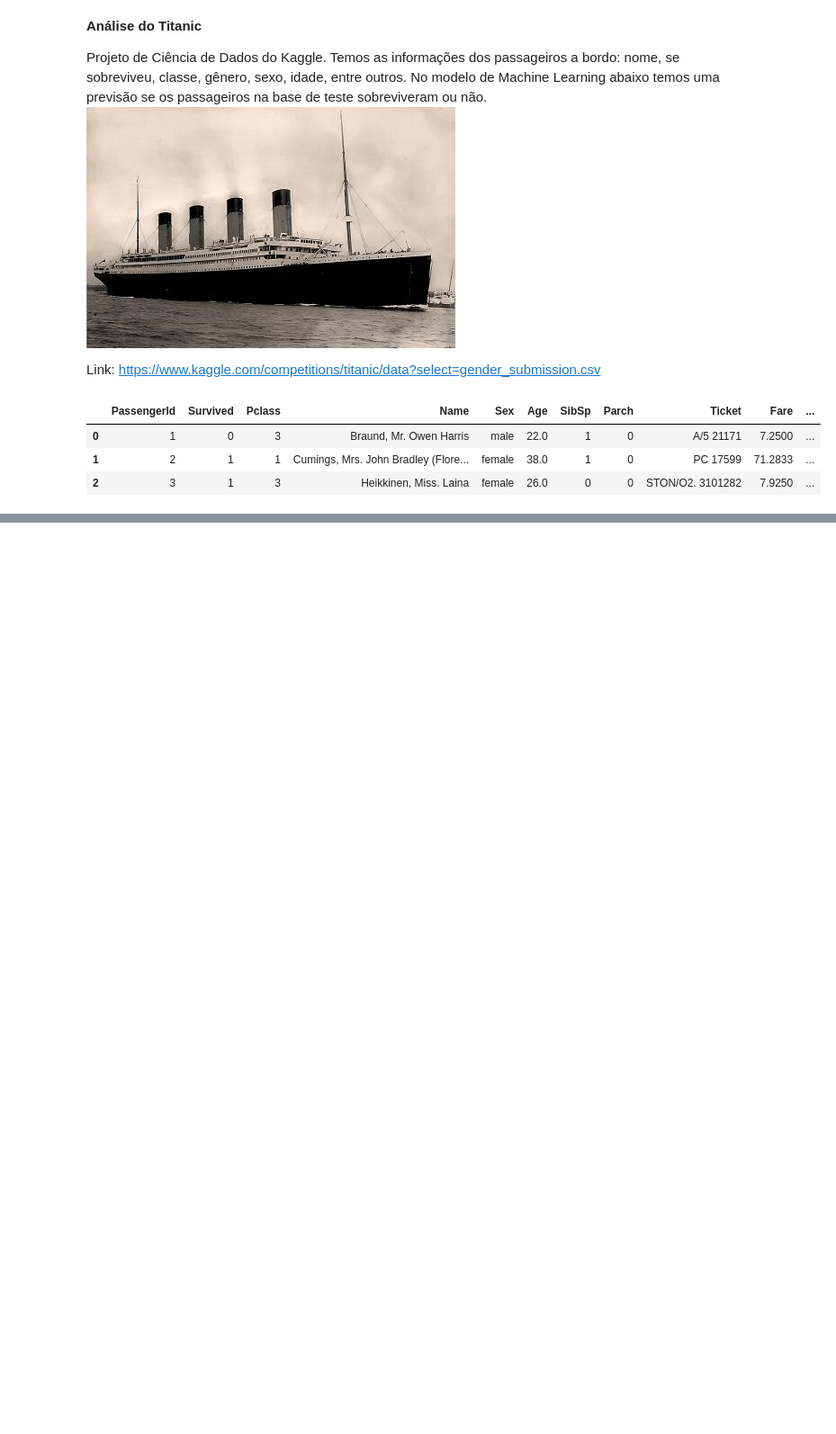
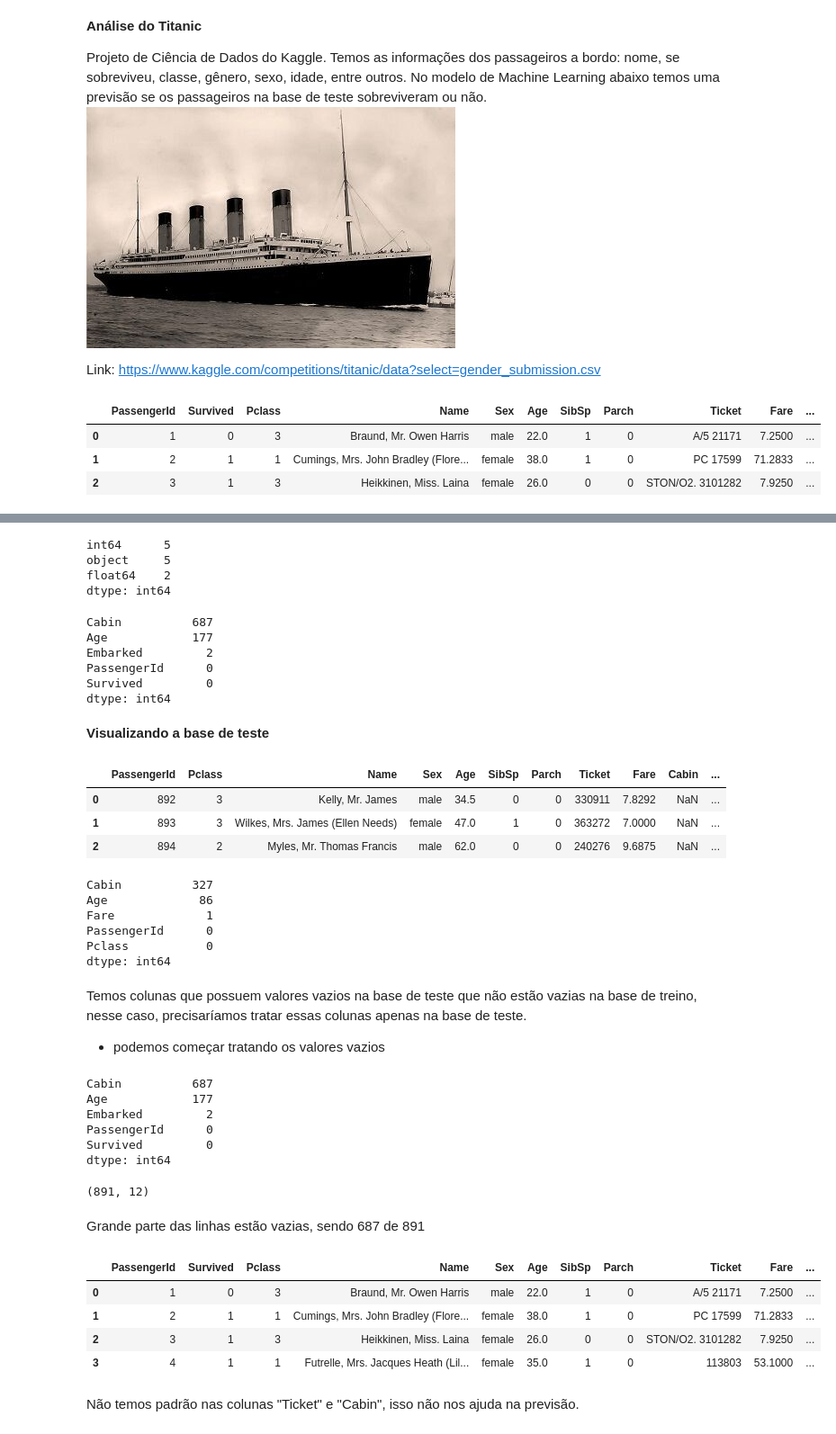
Before and after one commit to danoliver1792/data_science, a Jupyter notebook: titanic.ipynb, the cells around one changed output, grey strips where cells are left out. Shown at 90% size. Saved outputs shown, nothing was run; the diff lists cells and outputs as text; code cells hidden in the pictures; blank space fills up the shorter version.

```diff
--- a/titanic.ipynb
+++ b/titanic.ipynb
@@ -18,0 +49,69 @@ treino.head(3)
+# %%
+treino.dtypes.value_counts()
+# %% [output]
+int64      5
+object     5
+float64    2
+dtype: int64
+# %%
+# verificando valores nulos
+treino.isnull().sum().sort_values(ascending=False).head(5)
+# %% [output]
+Cabin          687
+Age            177
+Embarked         2
+PassengerId      0
+Survived         0
+dtype: int64
+# %% [markdown]
+**Visualizando a base de teste**
+# %%
+# visualizando a base de teste
+teste = pd.read_csv('test.csv')
+teste.head(3)
+# %% [output]
+|  | PassengerId | Pclass | Name | Sex | Age | SibSp | Parch | Ticket | Fare | Cabin | ... |
+| 0 | 892 | 3 | Kelly, Mr. James | male | 34.5 | 0 | 0 | 330911 | 7.8292 | NaN | ... |
+| 1 | 893 | 3 | Wilkes, Mrs. James (Ellen Needs) | female | 47.0 | 1 | 0 | 363272 | 7.0000 | NaN | ... |
+| 2 | 894 | 2 | Myles, Mr. Thomas Francis | male | 62.0 | 0 | 0 | 240276 | 9.6875 | NaN | ... |
+# %%
+# analisando os valores nulos
+teste.isnull().sum().sort_values(ascending=False).head(5)
+# %% [output]
+Cabin          327
+Age             86
+Fare             1
+PassengerId      0
+Pclass           0
+dtype: int64
+# %% [markdown]
+Temos colunas que possuem valores vazios na base de teste que não estão vazias na base de treino, nesse caso, precisaríamos tratar essas colunas apenas na base de teste.
+
+- podemos começar tratando os valores vazios
+# %%
+# verificando novamente valores vazios para a base de treino
+treino.isnull().sum().sort_values(ascending=False).head(5)
+# %% [output]
+Cabin          687
+Age            177
+Embarked         2
+PassengerId      0
+Survived         0
+dtype: int64
+# %%
+# verificando quantas linhas e colunas temos na base
+treino.shape
+# %% [output]
+(891, 12)
+# %% [markdown]
+Grande parte das linhas estão vazias, sendo 687 de 891
+# %%
+treino.head(4)
+# %% [output]
+|  | PassengerId | Survived | Pclass | Name | Sex | Age | SibSp | Parch | Ticket | Fare | ... |
+| 0 | 1 | 0 | 3 | Braund, Mr. Owen Harris | male | 22.0 | 1 | 0 | A/5 21171 | 7.2500 | ... |
+| 1 | 2 | 1 | 1 | Cumings, Mrs. John Bradley (Flore... | female | 38.0 | 1 | 0 | PC 17599 | 71.2833 | ... |
+| 2 | 3 | 1 | 3 | Heikkinen, Miss. Laina | female | 26.0 | 0 | 0 | STON/O2. 3101282 | 7.9250 | ... |
+| 3 | 4 | 1 | 1 | Futrelle, Mrs. Jacques Heath (Lil... | female | 35.0 | 1 | 0 | 113803 | 53.1000 | ... |
+# %% [markdown]
+Não temos padrão nas colunas "Ticket" e "Cabin", isso não nos ajuda na previsão.
```
Also changed, not shown: parts of 12 cells of this notebook.
